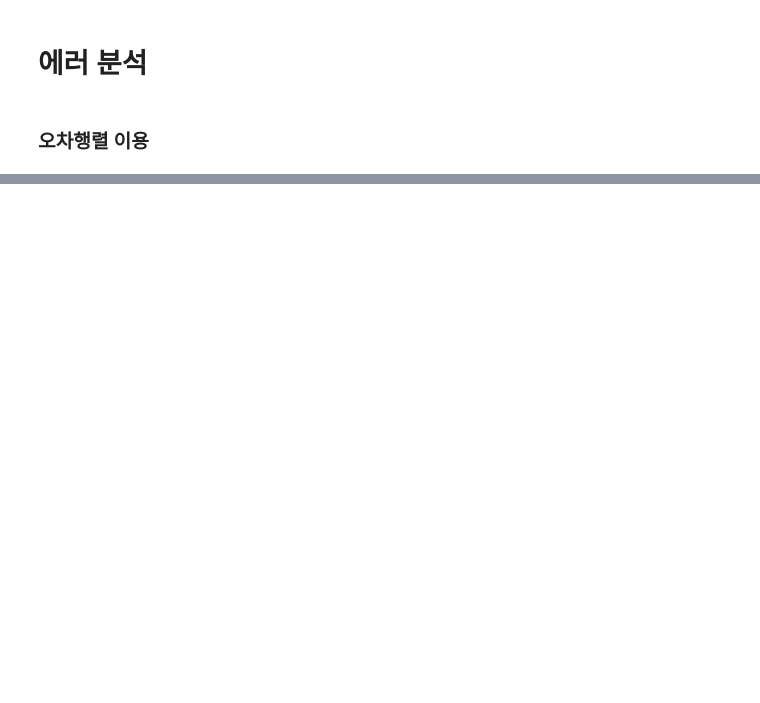
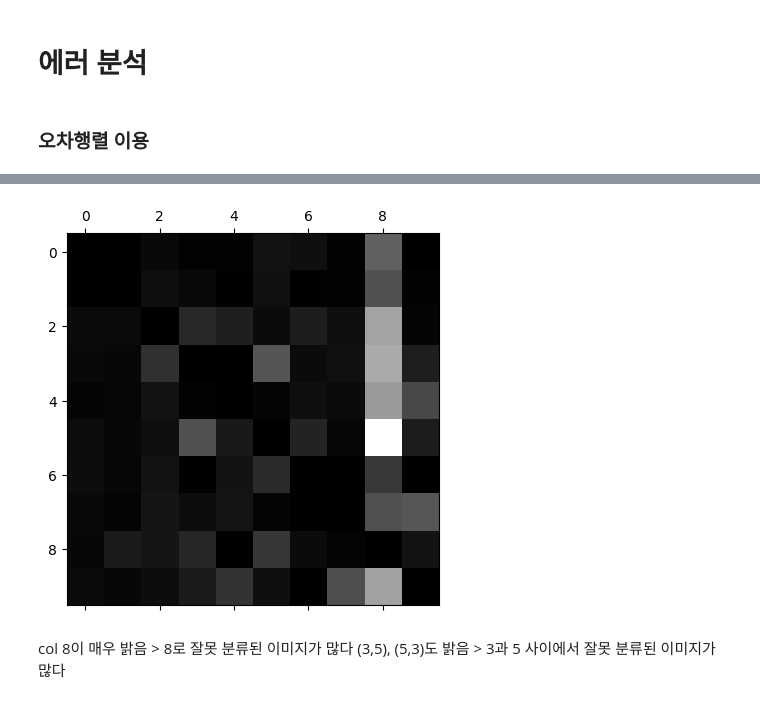
Before and after one commit to cwhoaon/ML_workspace, a Jupyter notebook: MNIST.ipynb, the cells around one changed output, grey strips where cells are left out. Saved outputs shown, nothing was run; the diff lists cells and outputs as text; code cells hidden in the pictures; blank space fills up the shorter version.

```diff
--- a/MNIST.ipynb
+++ b/MNIST.ipynb
@@ -306,0 +348,12 @@ conf_mx = confusion_matrix(y_train, y_train_pred)
+# %%
+row_sums = conf_mx.sum(axis=1, keepdims=True)
+norm_conf_mx = conf_mx / row_sums
+# %%
+np.fill_diagonal(norm_conf_mx, 0)
+plt.matshow(norm_conf_mx, cmap=plt.cm.gray)
+plt.show()
+# %% [output]
+[figure, added]
+# %% [markdown]
+col 8이 매우 밝음 > 8로 잘못 분류된 이미지가 많다
+(3,5), (5,3)도 밝음 > 3과 5 사이에서 잘못 분류된 이미지가 많다
```
Also changed, not shown: parts of 51 cells of this notebook.
